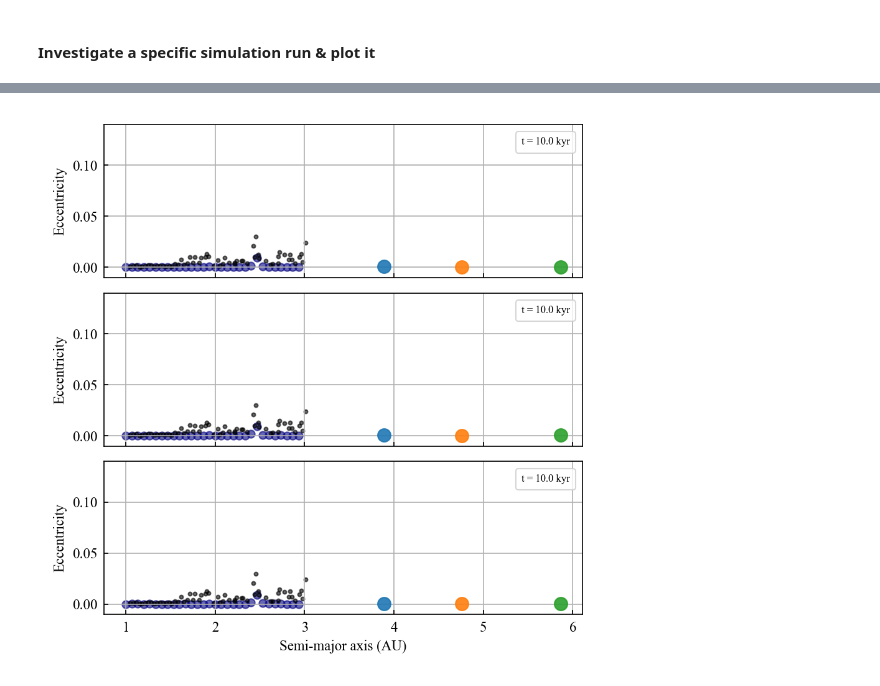
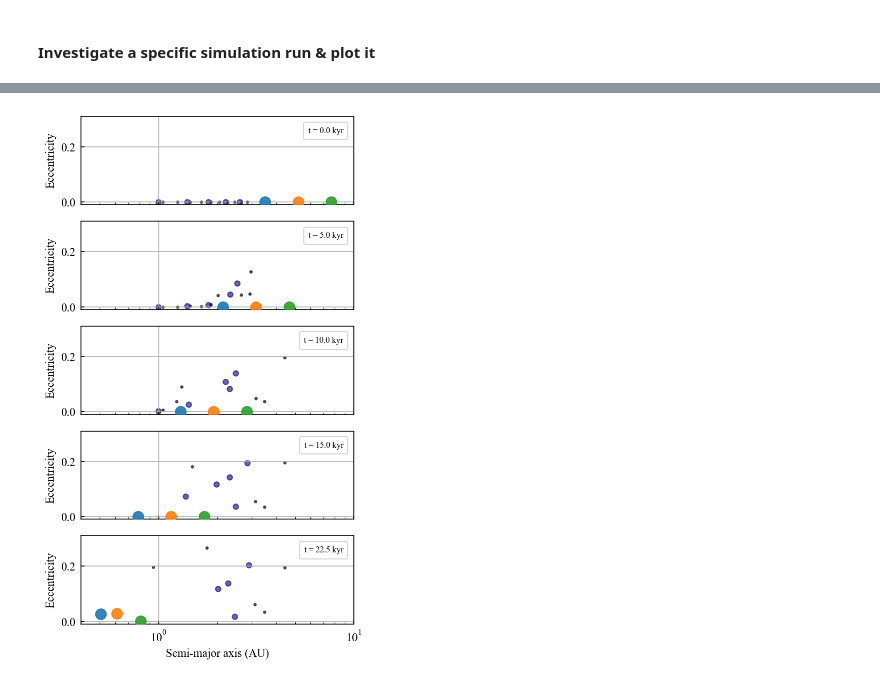
Before and after one commit to dchen10Git/uh-ifa-reu-2026, a Jupyter notebook: pilot.ipynb, the cells around one changed output, grey strips where cells are left out. Saved outputs shown, nothing was run; the diff lists cells and outputs as text; code cells hidden in the pictures.

```diff
--- a/pilot.ipynb
+++ b/pilot.ipynb
@@ -206,7 +318,7 @@ def plot_ae_snapshot(saved_sim, *snapshot_times):
     ])
 
     num_plots = len(snapshot_times)
-    fig, axs = plt.subplots(num_plots, 1, sharex=True, figsize=(6, 2 * num_plots))
+    fig, axs = plt.subplots(num_plots, 1, sharex=True, figsize=(4.5, 1.5 * num_plots))
 
     for i, ax in enumerate(axs):
         snapshot_idx = snapshot_idxs[i]
@@ -231,39 +343,41 @@ def plot_ae_snapshot(saved_sim, *snapshot_times):
             ax.scatter(
                 sim_data[name]["a"][snapshot_idx],
                 sim_data[name]["e"][snapshot_idx],
-                s=35,
+                s=25,
                 color='navy',
                 alpha=0.6
             )
 
         # planetesimals
         for j in range(num_ptsml):
             name = rock_names[num_pl + num_em + j]
 
             ax.scatter(
                 sim_data[name]["a"][snapshot_idx],
                 sim_data[name]["e"][snapshot_idx],
-                s=8,
+                s=5,
                 c='k',
                 alpha=0.6
             )
 
         if i == num_plots - 1:
             ax.set_xlabel("Semi-major axis (AU)")
         ax.set_ylabel("Eccentricity")
-        ax.set_ylim(-0.01, 0.14)
+        ax.set_ylim(-0.01, 0.31)
+        ax.set_xlim(0.4, 10)
+        ax.set_xscale('log')
         ax.grid(True)
 
         t = times[snapshot_idx]
         ax.legend(title=f"t = {t/1000:.1f} kyr", title_fontsize=8, labelspacing=0)
 
     fig.subplots_adjust(hspace=0)
     plt.tight_layout()
     plt.show()
 
-plot_ae_snapshot(saved_sim, 10e3, 30e3, 90e3)
+plot_ae_snapshot(saved_sim, 0e3, 5e3, 10e3, 15e3, 22.5e3)
 # %% [output]
-[figure, old version]
+[figure, new version]
 # %%
 def plot_taus(sim_data, num_pl, num_em, num_ptsml, t_units='kyr'):
     '''
```
Also changed, not shown: parts of 4 cells of this notebook, 2 other files.
